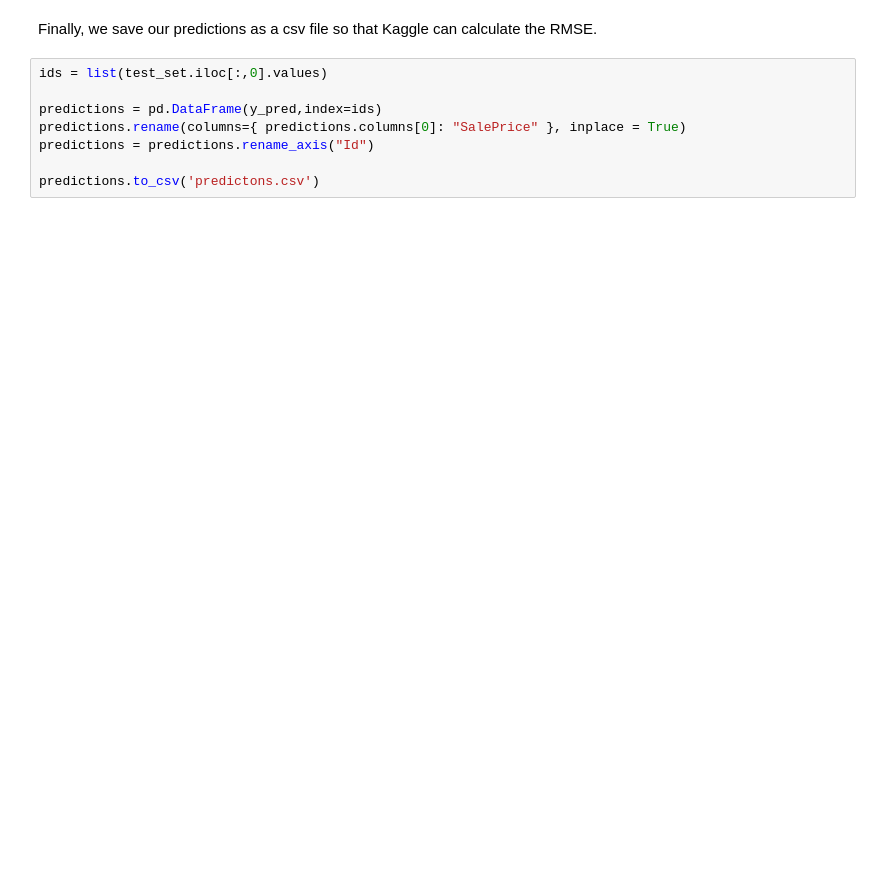
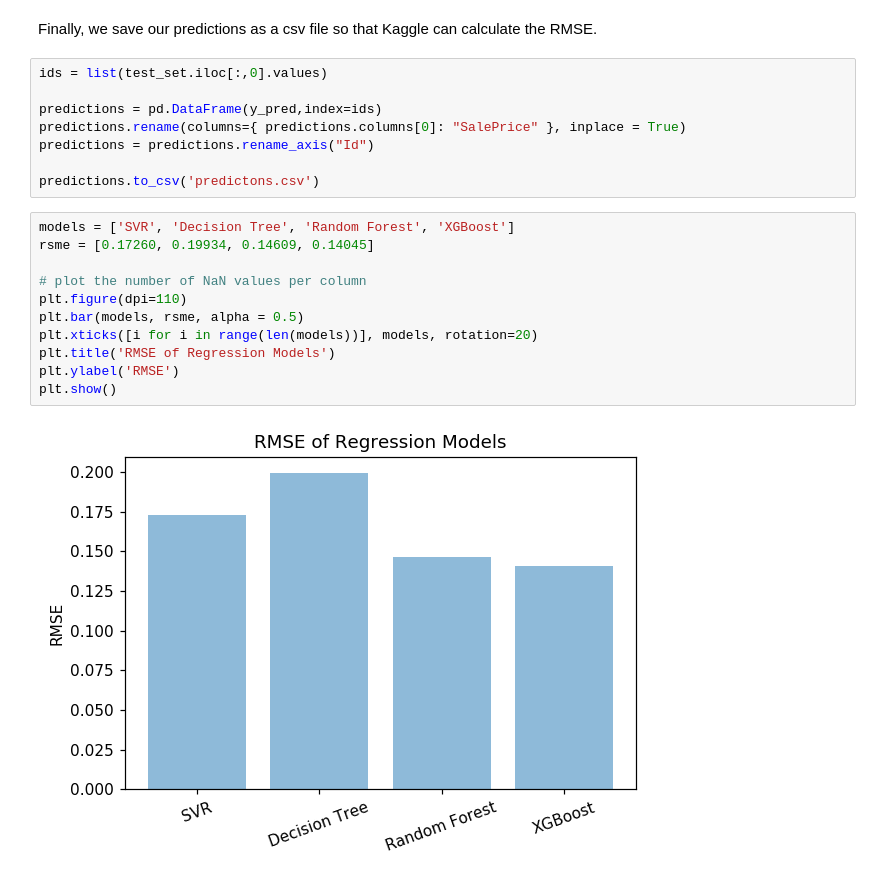
Before and after one commit to ricardomokhtari/Data-Science-Projects, a Jupyter notebook: house-prices/analysis.ipynb, the cells around one changed output. Cells and saved outputs as stored; diff of their text form; blank space fills up the shorter version.

```diff
--- a/house-prices/analysis.ipynb
+++ b/house-prices/analysis.ipynb
@@ -363,3 +366,16 @@ predictions.rename(columns={ predictions.columns[0]: "SalePrice" }, inplace = Tr
 predictions = predictions.rename_axis("Id")
 
 predictions.to_csv('predictons.csv')
+# %%
+models = ['SVR', 'Decision Tree', 'Random Forest', 'XGBoost']
+rsme = [0.17260, 0.19934, 0.14609, 0.14045]
+
+# plot the number of NaN values per column
+plt.figure(dpi=110)
+plt.bar(models, rsme, alpha = 0.5)
+plt.xticks([i for i in range(len(models))], models, rotation=20)
+plt.title('RMSE of Regression Models')
+plt.ylabel('RMSE')
+plt.show()
+# %% [output]
+[figure, added]
```
Also changed, not shown: parts of 3 cells of this notebook, 3 other files.
